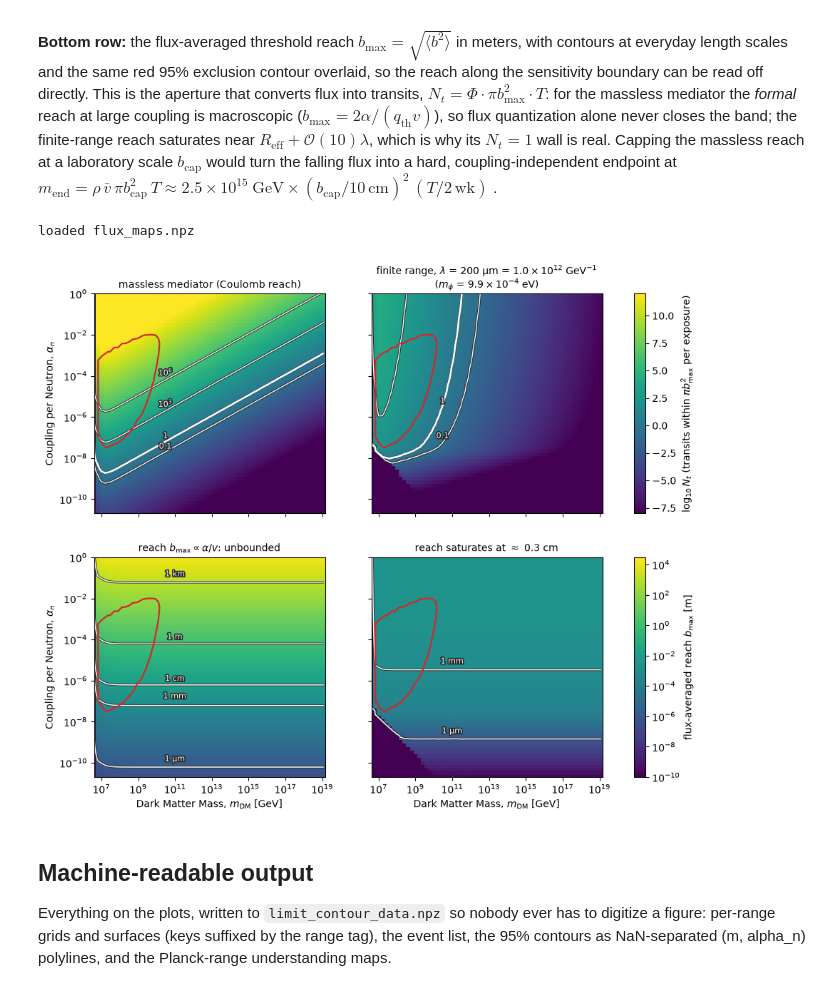
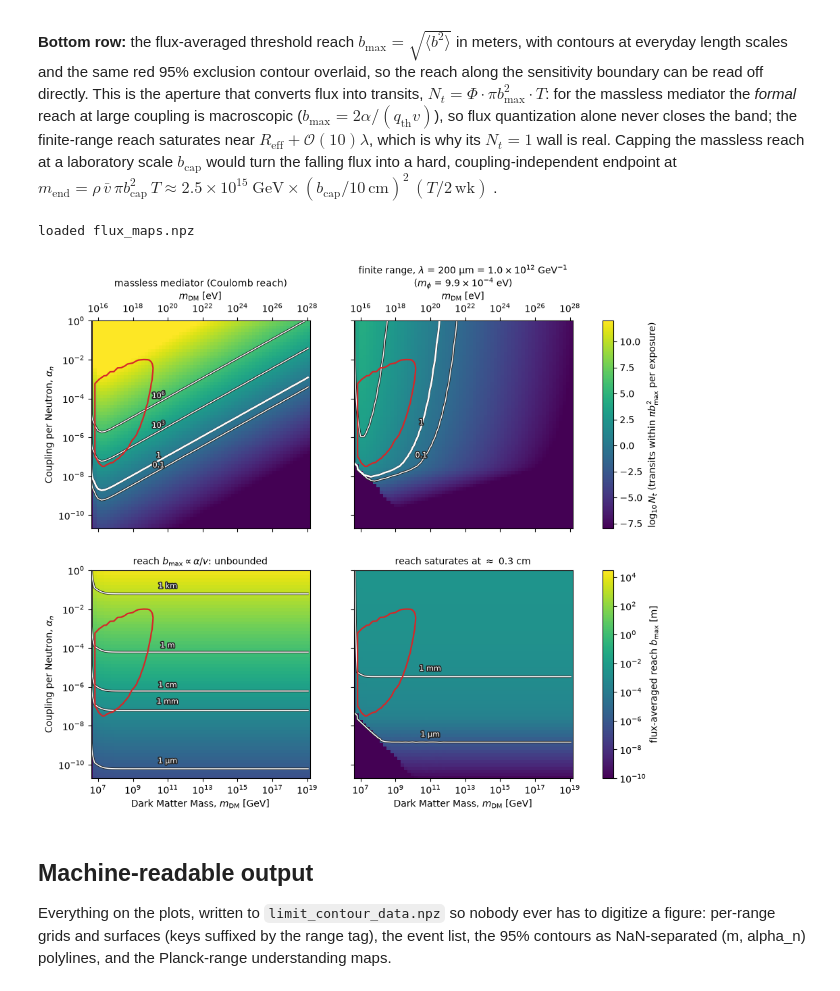
Before and after one commit to PolonaiseExperiment/luhdm, a Jupyter notebook: notebooks/limit_contour.ipynb, the cells around one changed output. Drawn from its saved outputs; the diff is of its cells as text; code cells hidden in the pictures.

Commit message:
Color redesign: viridis ramp for mediator family, red reserved for events/contours, gray dash-dot milestones; hide 2 um; eV axes on flux maps

```diff
--- a/notebooks/limit_contour.ipynb
+++ b/notebooks/limit_contour.ipynb
@@ -70,16 +70,15 @@ T_TOTAL = 3600 * 24 * 7 * 2      # 2 weeks in seconds
 CONFIDENCE = 0.95
 M_PLANCK = 1.22e19               # GeV
 
-# the seven planned mediator ranges, largest first: (tag, lambda [m], color)
-LAMBDAS = [
-    ("2m", 2.0, "#1f77b4"),
-    ("2cm", 2e-2, "#ff7f0e"),
-    ("2mm", 2e-3, "#2ca02c"),
-    ("200um", 2e-4, "#d62728"),
-    ("20um", 2e-5, "#9467bd"),
-    ("10um", 1e-5, "#e377c2"),
-    ("2um", 2e-6, "#8c564b"),
-]
+# the seven planned mediator ranges, largest first. The family is ordered in
+# lambda, so it gets a sequential blue-to-green ramp (truncated viridis:
+# monotone lightness survives black-and-white printing and is colorblind-safe,
+# and it contains no red, which is reserved for the events / 95% contour).
+_TAGS = ["2m", "2cm", "2mm", "200um", "20um", "10um", "2um"]
+_LAMBS = [2.0, 2e-2, 2e-3, 2e-4, 2e-5, 1e-5, 2e-6]
+_RAMP = plt.cm.viridis(np.linspace(0.02, 0.78, len(_TAGS)))
+LAMBDAS = list(zip(_TAGS, _LAMBS, [tuple(c) for c in _RAMP]))
+HIDE = {"2um"}                   # loaded and exported, but not drawn
 LAMB_REF = 2e-4                  # reference range for the detailed figures
 
 def lamb_label(lamb_m):
@@ -118,8 +117,8 @@ def mark_mass_milestones(ax, m_lo, m_hi):
     import matplotlib.patheffects as _pe
     for m_gev, name in MASS_MILESTONES:
         if m_lo < m_gev < m_hi:
-            ax.axvline(m_gev, color="#7f7f7f", lw=1.0, ls=":", zorder=1)
-            txt = ax.text(m_gev, 0.52, f" {name}", color="#555555",
+            ax.axvline(m_gev, color="#7f7f7f", lw=1.0, ls="-.", zorder=1)
+            txt = ax.text(m_gev, 0.015, f" {name}", color="#555555",
                           fontsize=9, ha="left", va="bottom", rotation=90,
                           transform=ax.get_xaxis_transform())
             txt.set_path_effects([_pe.Stroke(linewidth=2.2, foreground="w"),
@@ -221,20 +220,22 @@ ax.loglog(qs_plot,
                                   f_v_f_show, XS_MASSLESS),
           color="k", ls="--", lw=1.6, label="massless (analytic)")
 for tag, lamb, color in LAMBDAS:
+    if tag in HIDE:
+        continue
     ax.loglog(qs_plot,
               differential_rate_trapz(qs_plot, ALPHA_N_SHOW, M_SHOW,
                                       f_v_f_show, XSEC[tag]),
               color=color, label=range_legend(lamb))
 for q_ev in EVENTS:
-    ax.axvline(q_ev, color="#555555", lw=1, ls=":")
+    ax.axvline(q_ev, color="#d62728", lw=1.8)
 ax.set_ylim(bottom=1e-30)
 ax.set_xlabel(r"$q$ [GeV]")
 ax.set_ylabel(r"$dR/dq$  [s$^{-1}$ GeV$^{-1}$]")
-ax.axvline(1e6, color="#7f7f7f", lw=1.0, ls=":")
+ax.axvline(1e6, color="#7f7f7f", lw=1.0, ls="-.")
 ax.text(1e6, 0.03, " PeV", color="#555555", fontsize=9, ha="left",
         va="bottom", rotation=90, transform=ax.get_xaxis_transform())
 ax.set_title(rf"Attenuated spectra at $m_{{\rm DM}} = 10^8$ GeV $= 10^{{17}}$ eV, "
-             rf"$\alpha_n = 10^{{-3}}$" + "\n(dotted: observed kick; "
+             rf"$\alpha_n = 10^{{-3}}$" + "\n(red: observed kick; "
              "attenuation computed at the reference range)")
 ax.legend(fontsize=7)
 fig.tight_layout()
@@ -399,7 +401,7 @@ momentum cap $\tilde q_\text{max} = K_1(\xi)$ organizes the family:
 fig, ax = plt.subplots(figsize=(8, 5.5))
 CS95 = {}
 for tag, lamb, color in ALL_TAGS:
-    if tag not in SCANS:
+    if tag not in SCANS or tag in HIDE:
         continue
     s = SCANS[tag]
     style = dict(linestyles="--", linewidths=2.2) if lamb is None else \
@@ -420,13 +422,14 @@ ax.set_ylim(REF["alphas_n"].min(), 1.0)
 ax.set_xlabel(r"Dark Matter Mass, $m_{\rm DM}$ [GeV]")
 ax.set_ylabel(r"Coupling per Neutron, $\alpha_n$")
 mark_mass_milestones(ax, REF["ms"].min(), M_PLANCK)
+n_shown = len([t for t, _, _ in LAMBDAS if t not in HIDE])
 ax.text(0.975, 0.965,
-        f"{CONFIDENCE:.0%} CL exclusion, seven mediator ranges\n"
+        f"{CONFIDENCE:.0%} CL exclusion, {n_shown} mediator ranges\n"
         f"{EVENTS.size} event, SHM + atmosphere, $f_X$ = 0.1\n"
         rf"$R_{{\rm eff}}$ = 200 µm",
         transform=ax.transAxes, ha="right", va="top", fontsize=9,
         bbox=dict(fc="white", ec="0.7", alpha=0.9))
-ax.legend(loc="lower right", fontsize=7)
+ax.legend(loc="lower right", bbox_to_anchor=(0.995, 0.075), fontsize=7)
 fig.tight_layout()
 fig.savefig("limit_contour_all.png", dpi=140)
 
@@ -681,34 +685,38 @@ for j, (NT_MAP, B_MAP) in enumerate([(NT_ML_MAP, B_ML_MAP),
     mesh_b = ax.pcolormesh(ms_map, al_map, np.clip(B_MAP, 1e-10, None),
                            cmap="viridis", norm=norm_b, shading="auto")
     cs = ax.contour(ms_map, al_map, B_MAP, levels=B_LEVELS, colors="w",
                     linewidths=1.1)
     outline(getattr(cs, "collections", [cs]))
     label_levels(ax, B_MAP, B_LEVELS, B_NAMES)
     note = (r"reach $b_{\rm max} \propto \alpha/v$: unbounded" if j == 0 else
             rf"reach saturates at $\approx$ {B_MAP.max() * 100:.1f} cm")
     ax.set_title(note, fontsize=10)
     ax.set_xscale("log")
     ax.set_yscale("log")
     ax.set_xlabel(r"Dark Matter Mass, $m_{\rm DM}$ [GeV]")
 
 # overlay the reference 95% contour on every panel
 for i in (0, 1):
     for j in (0, 1):
         axes[i, j].contour(REF["ms"], REF["alphas_n"], REF["extremeness"],
                            levels=[CONFIDENCE], colors="#d62728",
                            linewidths=1.6)
 
 for ax in axes[:, 0]:
     ax.set_ylabel(r"Coupling per Neutron, $\alpha_n$")
 axes[0, 0].set_ylim(al_map[0], 1.0)
+for j in (0, 1):
+    sec = axes[0, j].secondary_xaxis(
+        "top", functions=(lambda x: x * 1e9, lambda x: x / 1e9))
+    sec.set_xlabel(r"$m_{\rm DM}$ [eV]")
 fig.colorbar(mesh_nt, ax=axes[0, :], label=r"$\log_{10} N_t$ (transits within "
                                            r"$\pi b_{\rm max}^2$ per exposure)")
 fig.colorbar(mesh_b, ax=axes[1, :],
              label=r"flux-averaged reach $b_{\rm max}$ [m]")
 fig.savefig("flux_map.png", dpi=140, bbox_inches="tight")
 # %% [output]
 loaded flux_maps.npz
-[figure, old version]
+[figure, new version]
 # %% [markdown]
 ## Machine-readable output
 
```
Also changed, not shown: parts of 5 cells of this notebook, 4 other files.
